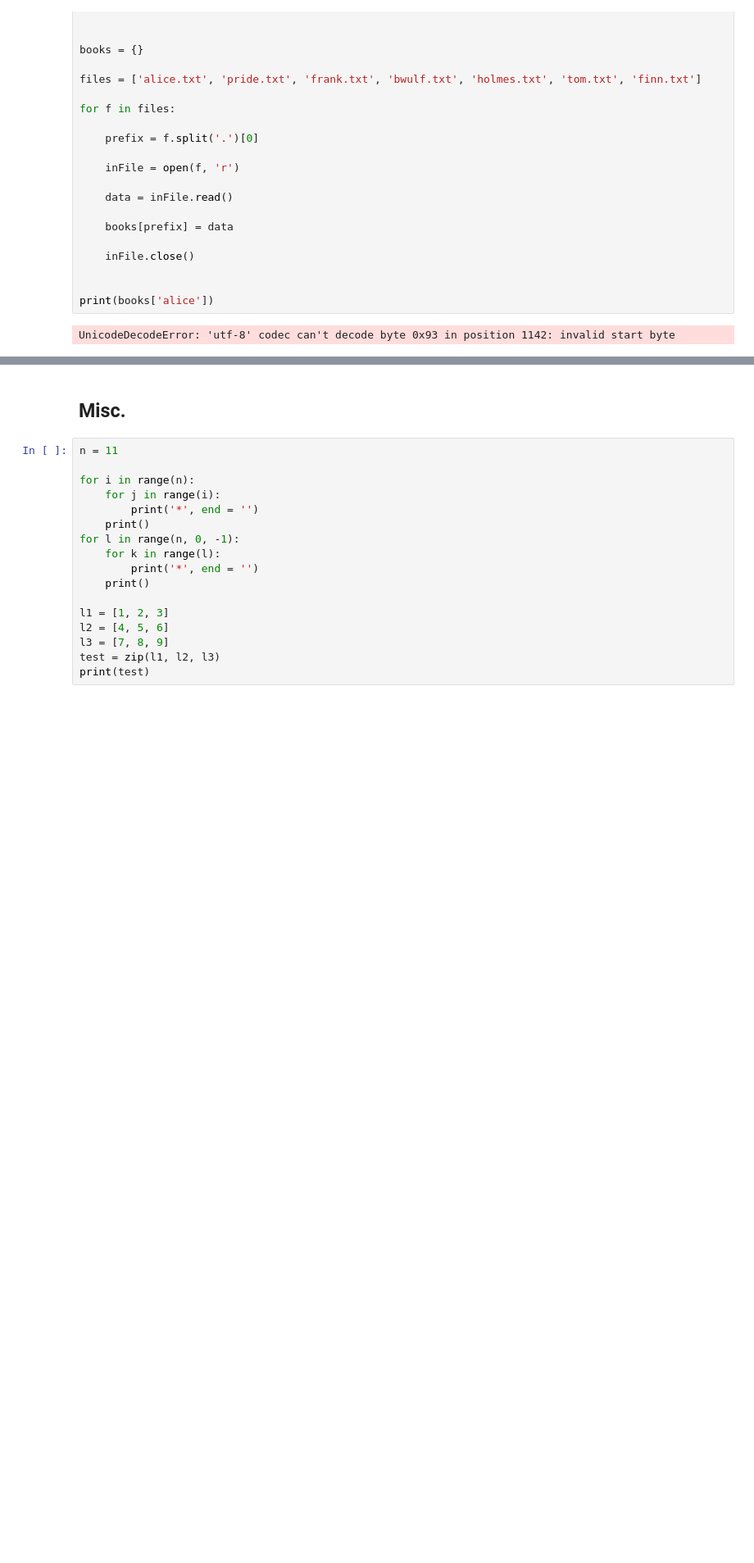
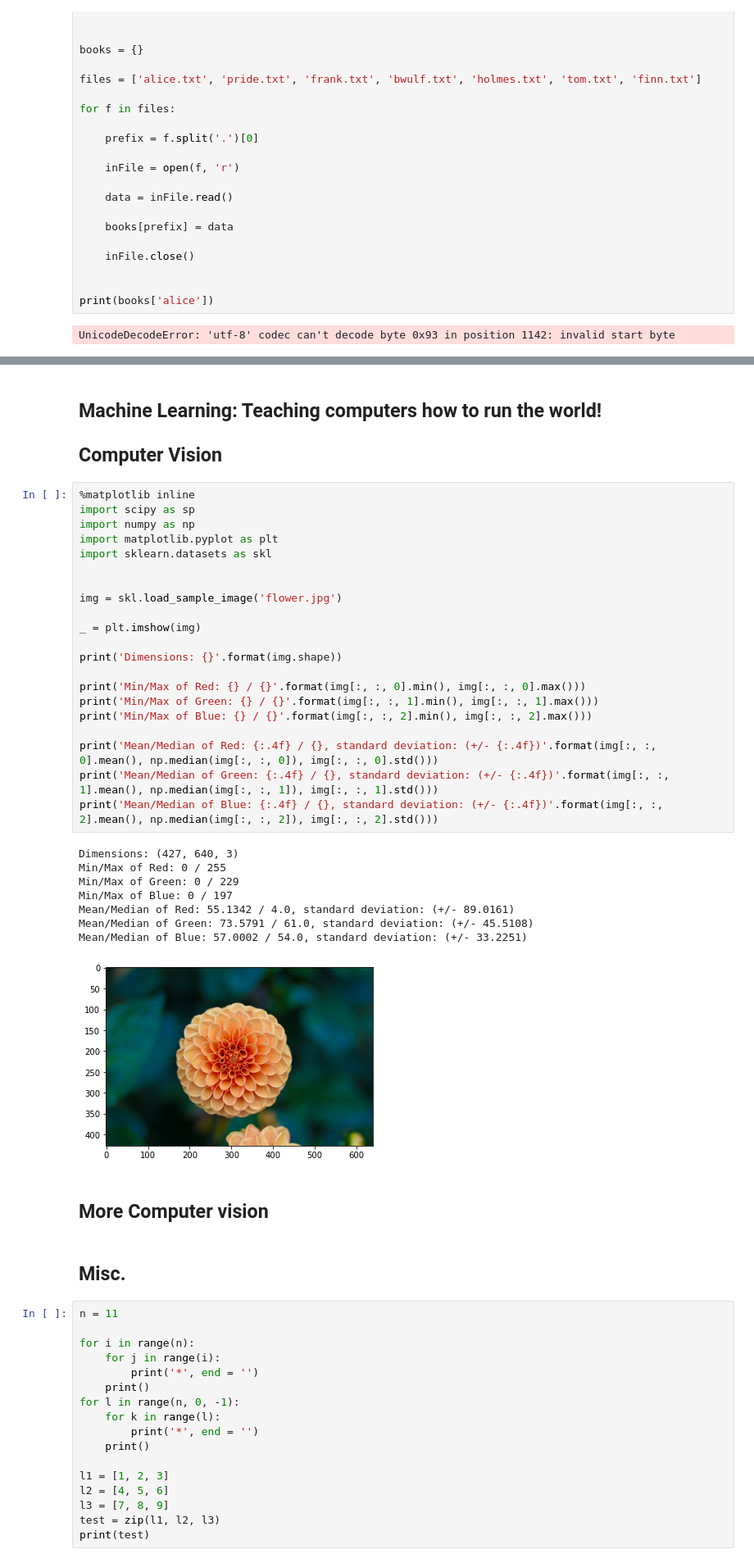
Before and after one commit to pmccabe5/Data-Science, a Jupyter notebook: DATA101/notes.ipynb, the cells around one changed output, grey strips where cells are left out. Shown at 82% size. Saved outputs shown, nothing was run; the diff lists cells and outputs as text; blank space fills up the shorter version.

```diff
--- a/DATA101/notes.ipynb
+++ b/DATA101/notes.ipynb
@@ -1812,3 +1873,39 @@ UnicodeDecodeError: 'utf-8' codec can't decode byte 0x93 in position 1142: inval
+# %% [markdown]
+## Machine Learning: Teaching computers how to run the world!
+
+## Computer Vision
+# %%
+%matplotlib inline
+import scipy as sp
+import numpy as np
+import matplotlib.pyplot as plt
+import sklearn.datasets as skl
+
+
+img = skl.load_sample_image('flower.jpg')
+
+_ = plt.imshow(img)
+
+print('Dimensions: {}'.format(img.shape))
+
+print('Min/Max of Red: {} / {}'.format(img[:, :, 0].min(), img[:, :, 0].max()))
+print('Min/Max of Green: {} / {}'.format(img[:, :, 1].min(), img[:, :, 1].max()))
+print('Min/Max of Blue: {} / {}'.format(img[:, :, 2].min(), img[:, :, 2].max()))
+
+print('Mean/Median of Red: {:.4f} / {}, standard deviation: (+/- {:.4f})'.format(img[:, :, 0].mean(), np.median(img[:, :, 0]), img[:, :, 0].std()))
+print('Mean/Median of Green: {:.4f} / {}, standard deviation: (+/- {:.4f})'.format(img[:, :, 1].mean(), np.median(img[:, :, 1]), img[:, :, 1].std()))
+print('Mean/Median of Blue: {:.4f} / {}, standard deviation: (+/- {:.4f})'.format(img[:, :, 2].mean(), np.median(img[:, :, 2]), img[:, :, 2].std()))
+# %% [output]
+Dimensions: (427, 640, 3)
+Min/Max of Red: 0 / 255
+Min/Max of Green: 0 / 229
+Min/Max of Blue: 0 / 197
+Mean/Median of Red: 55.1342 / 4.0, standard deviation: (+/- 89.0161)
+Mean/Median of Green: 73.5791 / 61.0, standard deviation: (+/- 45.5108)
+Mean/Median of Blue: 57.0002 / 54.0, standard deviation: (+/- 33.2251)
+[figure, added]
+# %% [markdown]
+## More Computer vision
 # %% [markdown]
 ## Misc.
 # %%
```
Also changed, not shown: parts of 2 cells of this notebook.
